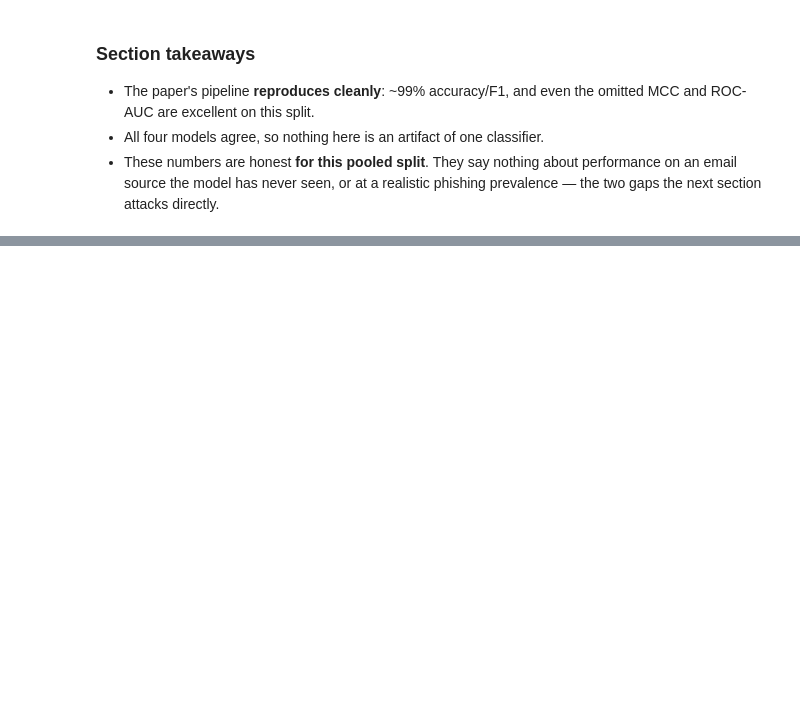
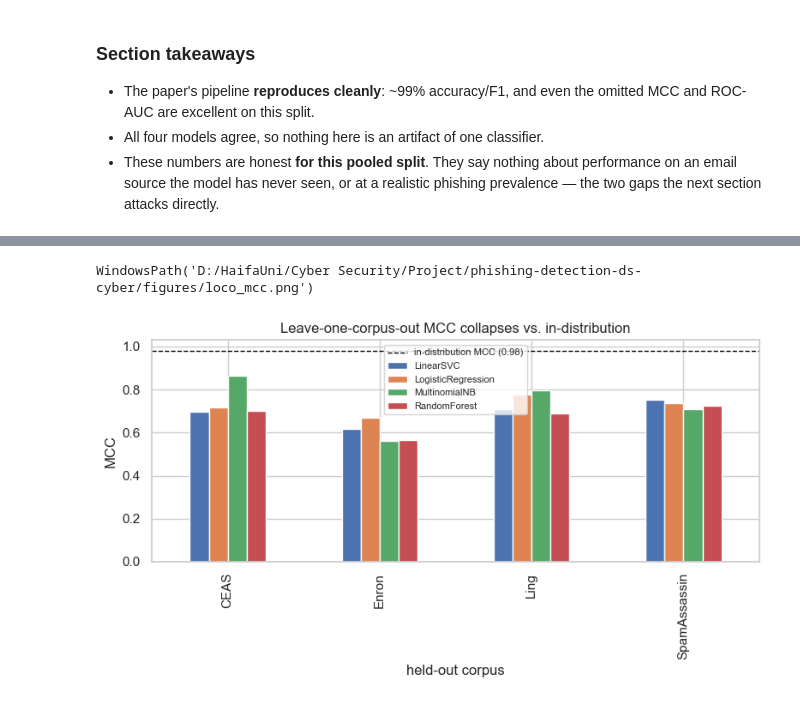
Before and after one commit to Imreec/phishing-detection-ds-cyber, a Jupyter notebook: notebooks/phishing_critique.ipynb, the cells around one changed output, grey strips where cells are left out. Cells and saved outputs as stored; diff of their text form; code cells hidden in the pictures; blank space fills up the shorter version.

```diff
--- a/notebooks/phishing_critique.ipynb
+++ b/notebooks/phishing_critique.ipynb
@@ -479,0 +574,15 @@ best in-distribution model by MCC: LinearSVC
+# %%
+loco_path = config.DATA_PROCESSED_DIR / "loco.pkl"
+if loco_path.exists():
+    loco = pd.read_pickle(loco_path)
+else:
+    loco = critique.leave_one_corpus_out(merged)
+    config.DATA_PROCESSED_DIR.mkdir(parents=True, exist_ok=True)
+    loco.to_pickle(loco_path)
+
+mcc_table = loco.pivot(index="held_out", columns="model", values="mcc")
+recall_table = loco.pivot(index="held_out", columns="model", values="recall")
+print("=== Cross-corpus MCC (held-out corpus x model) ===")
+display(mcc_table.round(3))
+print("=== Cross-corpus recall (held-out corpus x model) ===")
+display(recall_table.round(3))
@@ -479,0 +608,15 @@ best in-distribution model by MCC: LinearSVC
+# %%
+import matplotlib.pyplot as plt
+
+indist_mcc = float(indist["mcc"].max())
+ax = mcc_table.dropna().plot(kind="bar", figsize=(8, 4.5), edgecolor="white")
+ax.axhline(indist_mcc, color="black", linestyle="--", linewidth=1,
+           label=f"in-distribution MCC ({indist_mcc:.2f})")
+ax.set_title("Leave-one-corpus-out MCC collapses vs. in-distribution")
+ax.set_ylabel("MCC")
+ax.set_xlabel("held-out corpus")
+ax.legend(fontsize=8)
+plots.save_fig(ax.get_figure(), "loco_mcc")
+# %% [output]
+WindowsPath('D:/HaifaUni/Cyber Security/Project/phishing-detection-ds-cyber/figures/loco_mcc.png')
+[figure, added]
```
Also changed, not shown: parts of 25 cells of this notebook, 3 other files.
